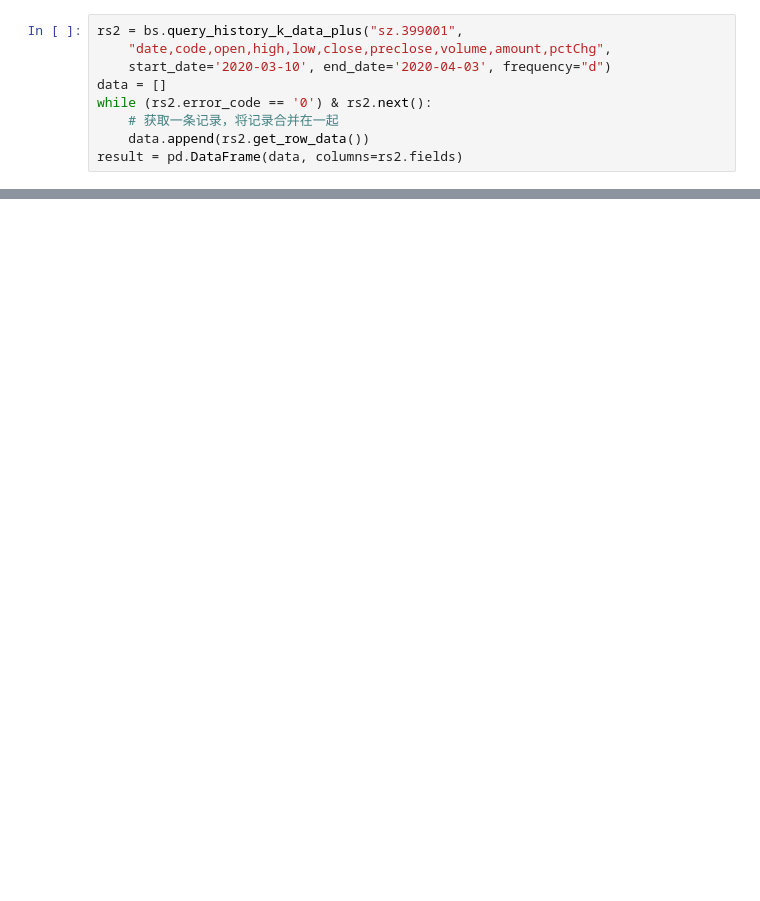
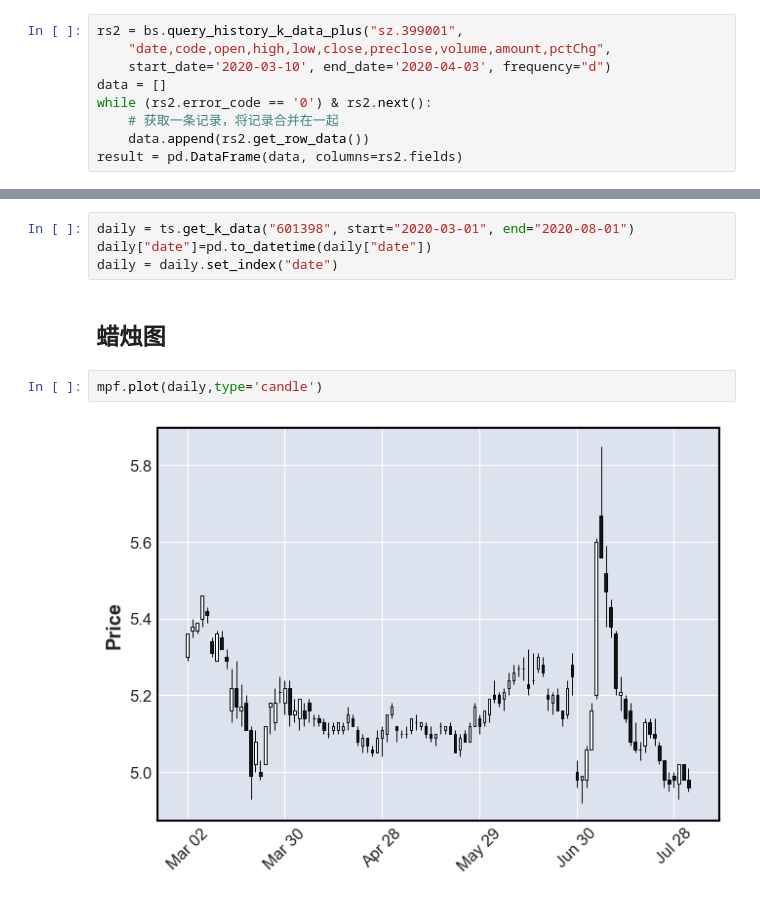
Before and after one commit to wishyoulikebefore/PythonPackages, a Jupyter notebook: 股票相关/开源API.ipynb, the cells around one changed output, grey strips where cells are left out. Cells and saved outputs as stored; diff of their text form; blank space fills up the shorter version.

```diff
--- a/股票相关/开源API.ipynb
+++ b/股票相关/开源API.ipynb
@@ -147,0 +164,10 @@ login success!
+# %%
+daily = ts.get_k_data("601398", start="2020-03-01", end="2020-08-01")
+daily["date"]=pd.to_datetime(daily["date"])
+daily = daily.set_index("date")
+# %% [markdown]
+## 蜡烛图
+# %%
+mpf.plot(daily,type='candle')
+# %% [output]
+[figure, added]
```
Also changed, not shown: parts of 8 cells of this notebook.
